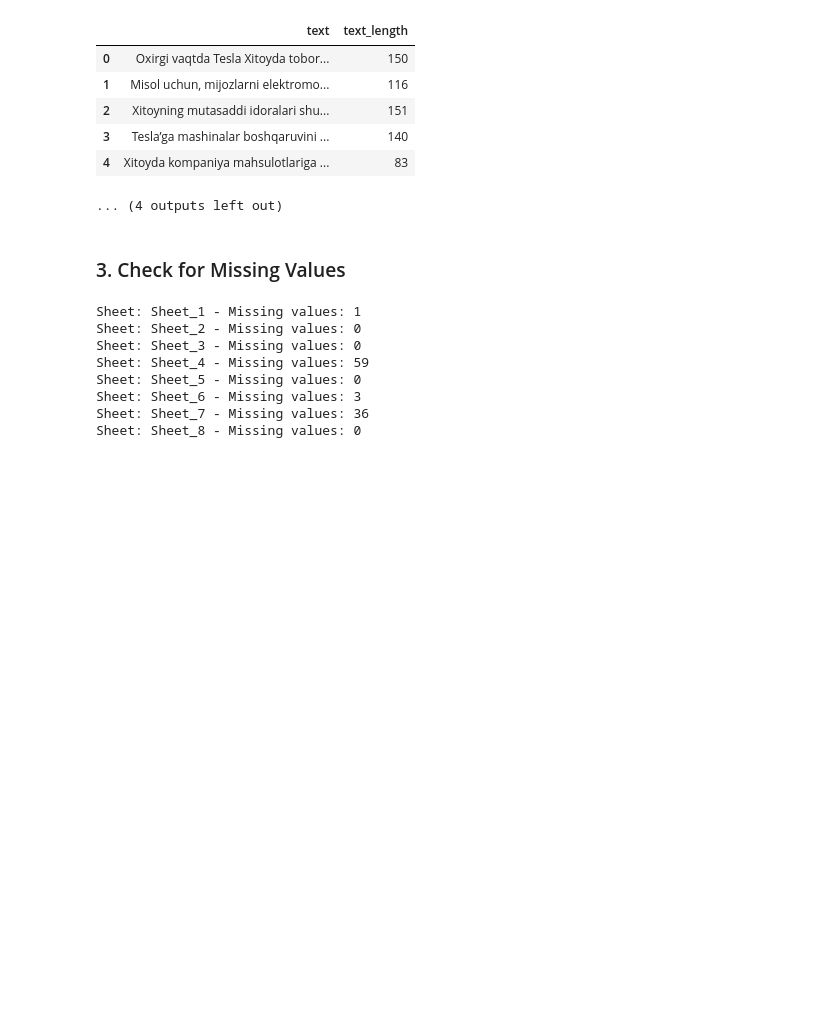
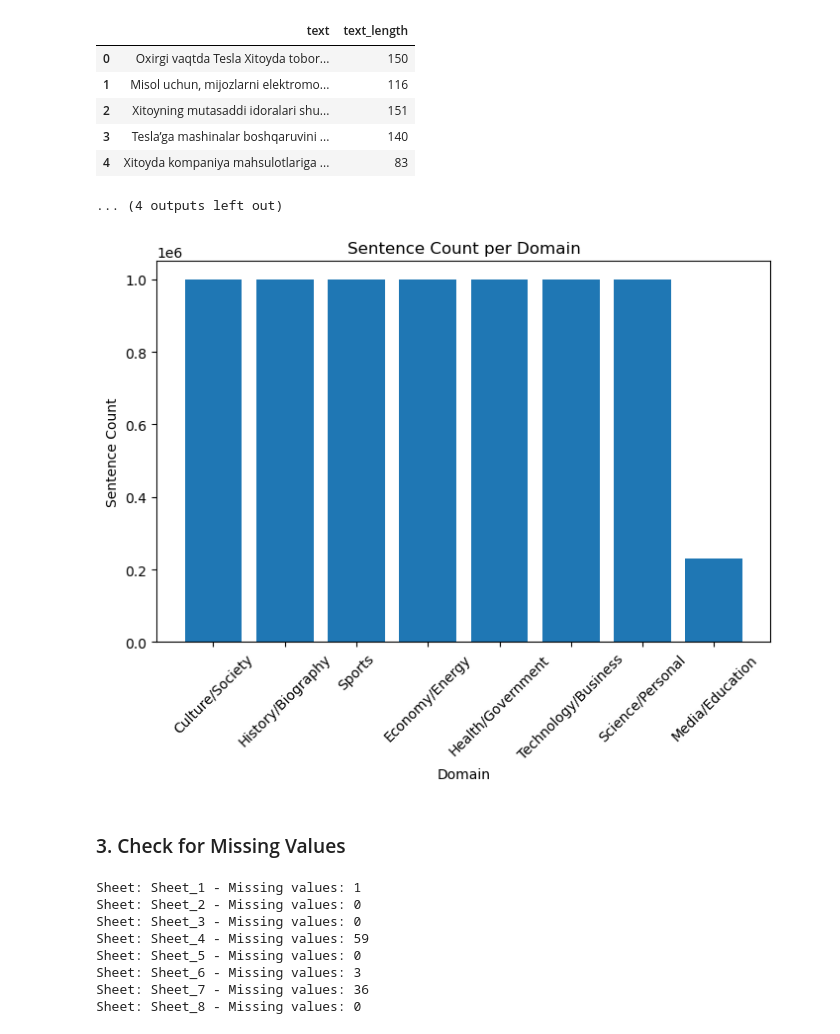
Before and after one commit to maftuna2408/TTS_Uzbek, a Jupyter notebook: notebooks/data_analysis.ipynb, the cells around one changed output. Drawn from its saved outputs; the diff is of its cells as text; code cells hidden in the pictures; blank space fills up the shorter version.

Commit message:
Add initial data exploration and visualization for Uzbek TTS dataset

```diff
--- a/notebooks/data_analysis.ipynb
+++ b/notebooks/data_analysis.ipynb
@@ -62,6 +62,29 @@ Sheet: Sheet_6
 | 3 | Tesla’ga mashinalar boshqaruvini ... | 140 |
 | 4 | Xitoyda kompaniya mahsulotlariga ... | 83 |
 ... (4 outputs left out)
+# %%
+domain_map = {
+    'Sheet_1': 'Culture/Society',
+    'Sheet_2': 'History/Biography',
+    'Sheet_3': 'Sports',
+    'Sheet_4': 'Economy/Energy',
+    'Sheet_5': 'Health/Government',
+    'Sheet_6': 'Technology/Business',
+    'Sheet_7': 'Science/Personal',
+    'Sheet_8': 'Media/Education'
+}
+# %%
+#Visualize domain distribution
+domain_counts = {domain_map[sheet]: len(df) for sheet, df in all_sheets.items()}
+plt.figure(figsize=(8,5))
+plt.bar(domain_counts.keys(), domain_counts.values())
+plt.title('Sentence Count per Domain')
+plt.xlabel('Domain')
+plt.ylabel('Sentence Count')
+plt.xticks(rotation=45)
+plt.show()
+# %% [output]
+[figure, added]
 # %% [markdown]
 ### 3. Check for Missing Values
 # %%
```
Also changed, not shown: parts of 2 cells of this notebook.
